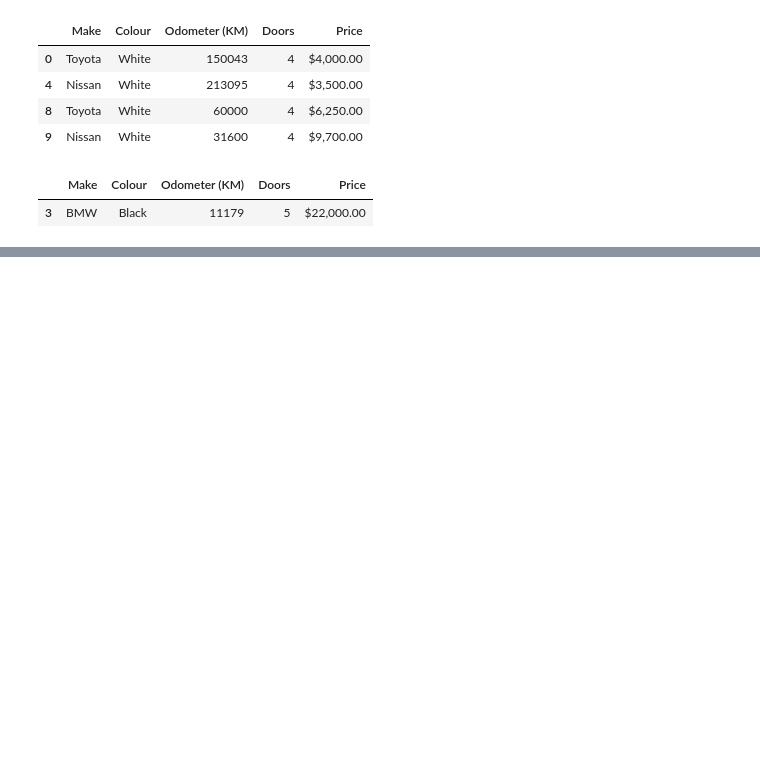
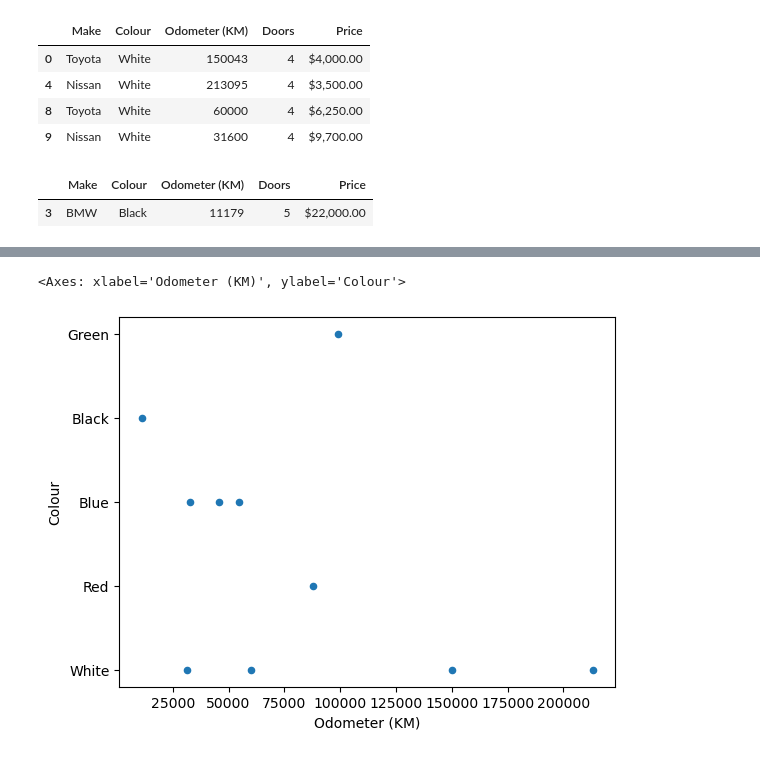
Before and after one commit to AYAN10M/MY_MACHINE_LEARNING_JOURNEY, a Jupyter notebook: SAMPLE_PROJECT_2/introduction_pandas.ipynb, the cells around one changed output, grey strips where cells are left out. Saved outputs shown, nothing was run; the diff lists cells and outputs as text; code cells hidden in the pictures; blank space fills up the shorter version.

```diff
--- a/SAMPLE_PROJECT_2/introduction_pandas.ipynb
+++ b/SAMPLE_PROJECT_2/introduction_pandas.ipynb
@@ -483,0 +531,5 @@ car_sales[car_sales["Odometer (KM)"] <= 30000]
+# %%
+car_sales.plot(kind = 'scatter', x = 'Odometer (KM)', y = "Colour")
+# %% [output]
+<Axes: xlabel='Odometer (KM)', ylabel='Colour'>
+[figure, added]
```
Also changed, not shown: parts of 49 cells of this notebook, 2 other files.
